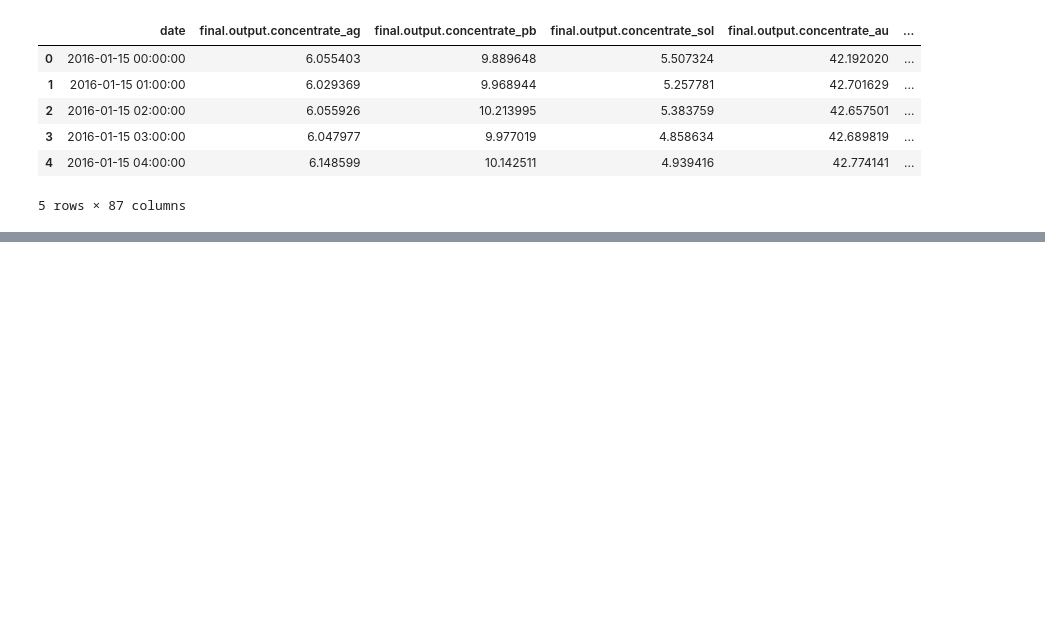
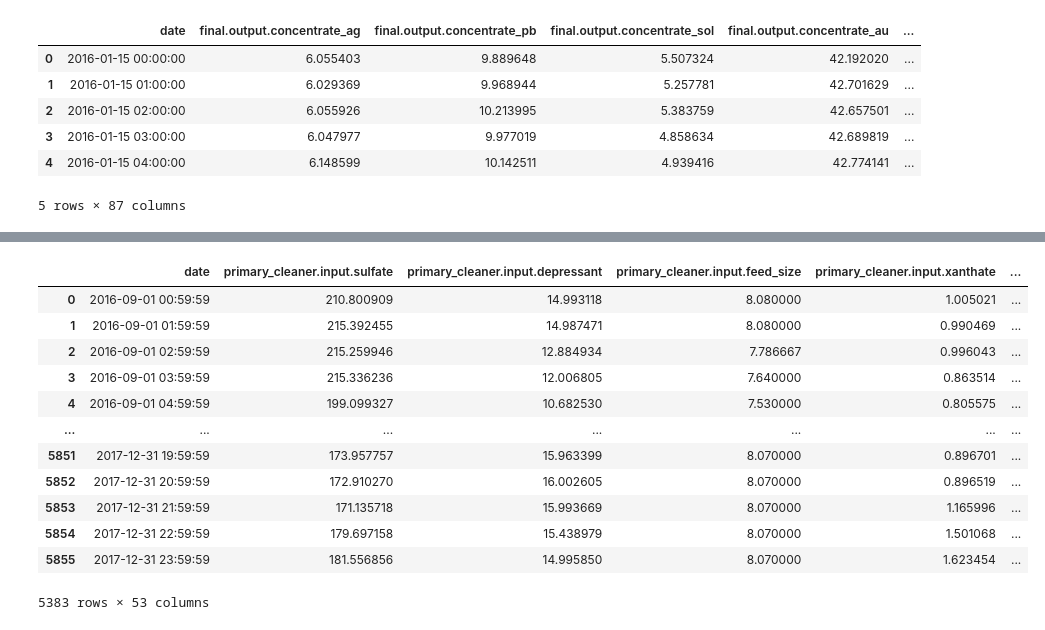
Before and after one commit to BLacuesta3/Sprint-10-Project, a Jupyter notebook: Sprint 10 Project Notebook.ipynb, the cells around one changed output, grey strips where cells are left out. Cells and saved outputs as stored; diff of their text form; code cells hidden in the pictures; blank space fills up the shorter version.

```diff
--- a/Sprint 10 Project Notebook.ipynb
+++ b/Sprint 10 Project Notebook.ipynb
@@ -317,0 +317,16 @@ def recovery(C, F, T):
+# %%
+recovery_test
+# %% [output]
+|  | date | primary_cleaner.input.sulfate | primary_cleaner.input.depressant | primary_cleaner.input.feed_size | primary_cleaner.input.xanthate | ... |
+| 0 | 2016-09-01 00:59:59 | 210.800909 | 14.993118 | 8.080000 | 1.005021 | ... |
+| 1 | 2016-09-01 01:59:59 | 215.392455 | 14.987471 | 8.080000 | 0.990469 | ... |
+| 2 | 2016-09-01 02:59:59 | 215.259946 | 12.884934 | 7.786667 | 0.996043 | ... |
+| 3 | 2016-09-01 03:59:59 | 215.336236 | 12.006805 | 7.640000 | 0.863514 | ... |
+| 4 | 2016-09-01 04:59:59 | 199.099327 | 10.682530 | 7.530000 | 0.805575 | ... |
+| ... | ... | ... | ... | ... | ... | ... |
+| 5851 | 2017-12-31 19:59:59 | 173.957757 | 15.963399 | 8.070000 | 0.896701 | ... |
+| 5852 | 2017-12-31 20:59:59 | 172.910270 | 16.002605 | 8.070000 | 0.896519 | ... |
+| 5853 | 2017-12-31 21:59:59 | 171.135718 | 15.993669 | 8.070000 | 1.165996 | ... |
+| 5854 | 2017-12-31 22:59:59 | 179.697158 | 15.438979 | 8.070000 | 1.501068 | ... |
+| 5855 | 2017-12-31 23:59:59 | 181.556856 | 14.995850 | 8.070000 | 1.623454 | ... |
+5383 rows × 53 columns
```
Also changed, not shown: parts of 6 cells of this notebook.
